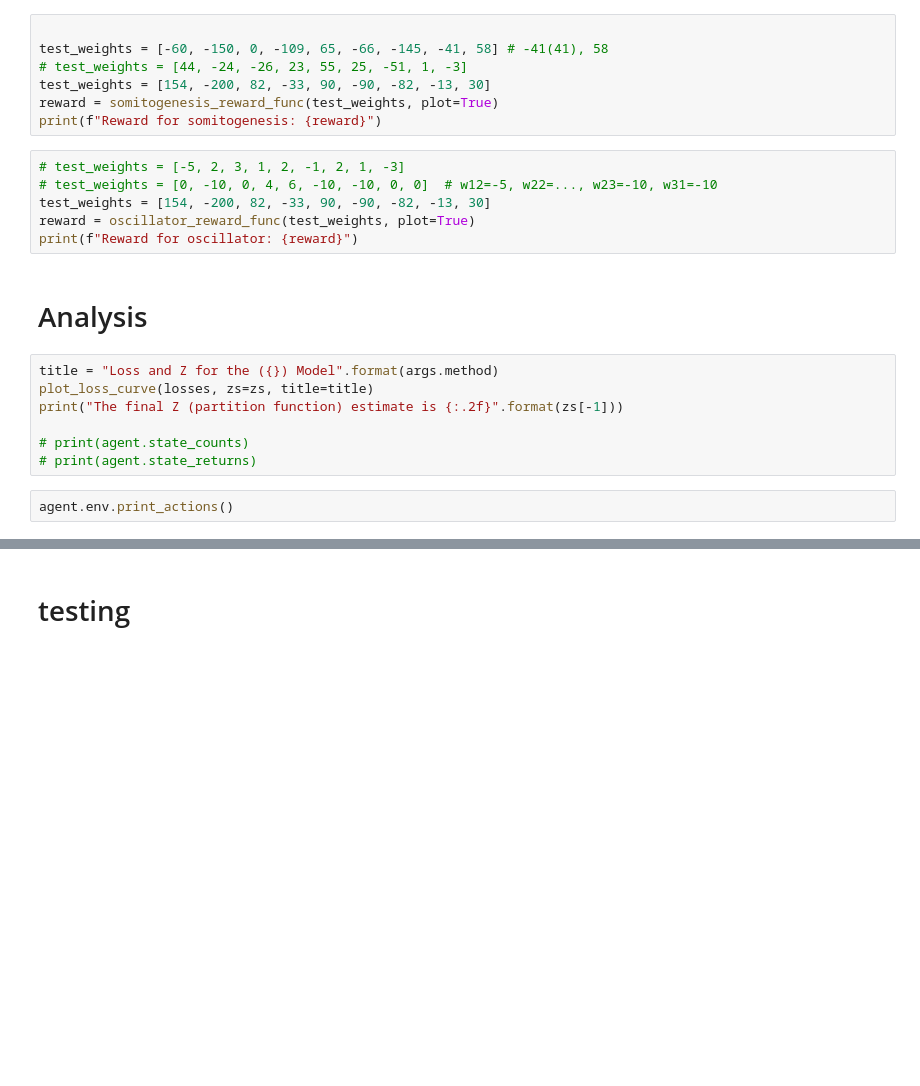
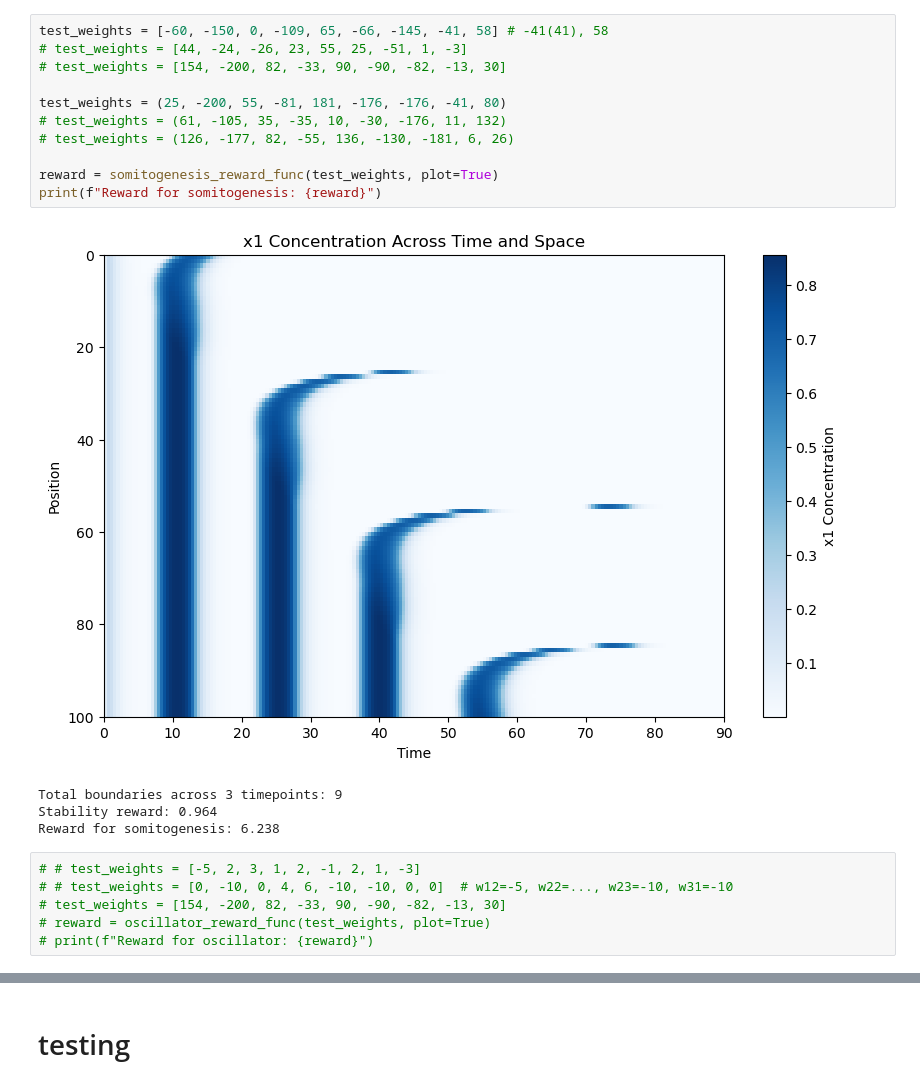
Before and after one commit to qhuang20/discrete-gflownet, a Jupyter notebook: test_grid.ipynb, the cells around one changed output, grey strips where cells are left out. Drawn from its saved outputs; the diff is of its cells as text; blank space fills up the shorter version.

```diff
--- a/test_grid.ipynb
+++ b/test_grid.ipynb
@@ -22,24 +31,22 @@ def coord_reward_func(state):
 # %%
-
 test_weights = [-60, -150, 0, -109, 65, -66, -145, -41, 58] # -41(41), 58
 # test_weights = [44, -24, -26, 23, 55, 25, -51, 1, -3]
-test_weights = [154, -200, 82, -33, 90, -90, -82, -13, 30]
+# test_weights = [154, -200, 82, -33, 90, -90, -82, -13, 30]
+
+test_weights = (25, -200, 55, -81, 181, -176, -176, -41, 80)
+# test_weights = (61, -105, 35, -35, 10, -30, -176, 11, 132)
+# test_weights = (126, -177, 82, -55, 136, -130, -181, 6, 26)
+
 reward = somitogenesis_reward_func(test_weights, plot=True)
 print(f"Reward for somitogenesis: {reward}")
+# %% [output]
+[figure, added]
+Total boundaries across 3 timepoints: 9
+Stability reward: 0.964
+Reward for somitogenesis: 6.238
 # %%
-# test_weights = [-5, 2, 3, 1, 2, -1, 2, 1, -3]
-# test_weights = [0, -10, 0, 4, 6, -10, -10, 0, 0]  # w12=-5, w22=..., w23=-10, w31=-10
-test_weights = [154, -200, 82, -33, 90, -90, -82, -13, 30]
-reward = oscillator_reward_func(test_weights, plot=True)
-print(f"Reward for oscillator: {reward}")
+# # test_weights = [-5, 2, 3, 1, 2, -1, 2, 1, -3]
+# # test_weights = [0, -10, 0, 4, 6, -10, -10, 0, 0]  # w12=-5, w22=..., w23=-10, w31=-10
+# test_weights = [154, -200, 82, -33, 90, -90, -82, -13, 30]
+# reward = oscillator_reward_func(test_weights, plot=True)
+# print(f"Reward for oscillator: {reward}")
-# %% [markdown]
-# Analysis
-# %%
-title = "Loss and Z for the ({}) Model".format(args.method)
-plot_loss_curve(losses, zs=zs, title=title)
-print("The final Z (partition function) estimate is {:.2f}".format(zs[-1]))
-
-# print(agent.state_counts)
-# print(agent.state_returns)
-# %%
-agent.env.print_actions()
```
Also changed, not shown: parts of 5 cells of this notebook, 6 other files.
